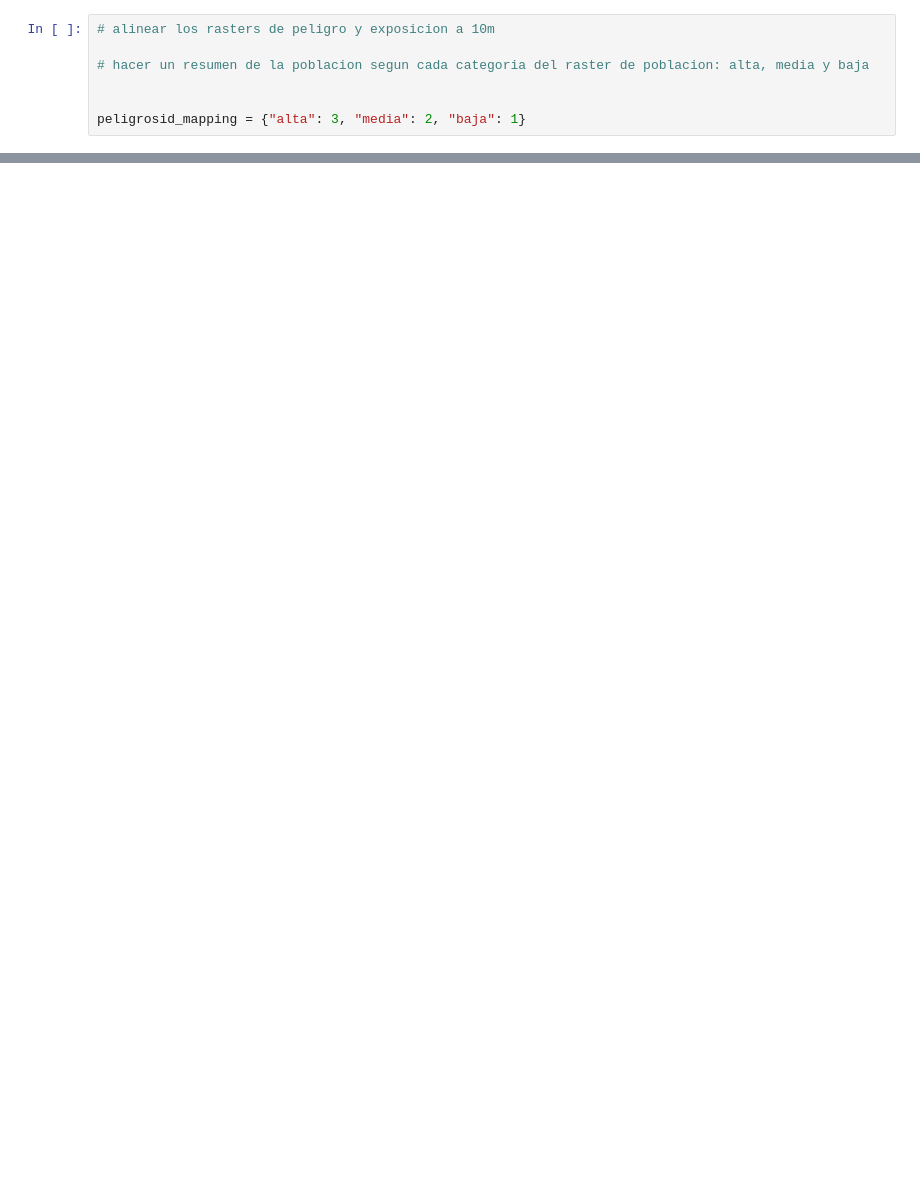
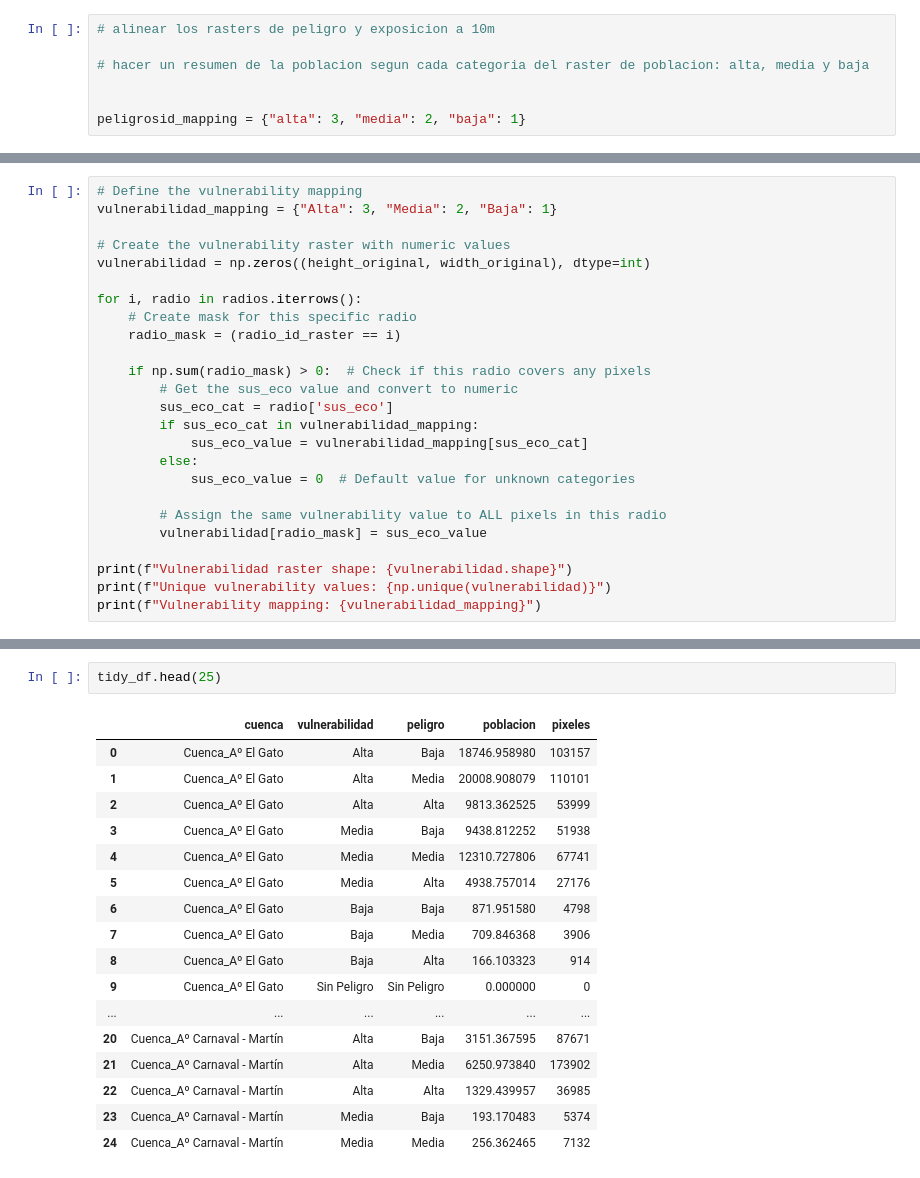
Before and after one commit to nlebovits/ciut-riesgo, a Jupyter notebook: notebooks/riesgo.ipynb, the cells around one changed output, grey strips where cells are left out. Drawn from its saved outputs; the diff is of its cells as text; blank space fills up the shorter version.

```diff
--- a/notebooks/riesgo.ipynb
+++ b/notebooks/riesgo.ipynb
@@ -194,0 +282,25 @@ peligrosid_mapping = {"alta": 3, "media": 2, "baja": 1}
+# %%
+# Define the vulnerability mapping
+vulnerabilidad_mapping = {"Alta": 3, "Media": 2, "Baja": 1}
+
+# Create the vulnerability raster with numeric values
+vulnerabilidad = np.zeros((height_original, width_original), dtype=int)
+
+for i, radio in radios.iterrows():
+    # Create mask for this specific radio
+    radio_mask = (radio_id_raster == i)
+
+    if np.sum(radio_mask) > 0:  # Check if this radio covers any pixels
+        # Get the sus_eco value and convert to numeric
+        sus_eco_cat = radio['sus_eco']
+        if sus_eco_cat in vulnerabilidad_mapping:
+            sus_eco_value = vulnerabilidad_mapping[sus_eco_cat]
+        else:
+            sus_eco_value = 0  # Default value for unknown categories
+
+        # Assign the same vulnerability value to ALL pixels in this radio
+        vulnerabilidad[radio_mask] = sus_eco_value
+
+print(f"Vulnerabilidad raster shape: {vulnerabilidad.shape}")
+print(f"Unique vulnerability values: {np.unique(vulnerabilidad)}")
+print(f"Vulnerability mapping: {vulnerabilidad_mapping}")
@@ -194,0 +590,20 @@ peligrosid_mapping = {"alta": 3, "media": 2, "baja": 1}
+# %%
+tidy_df.head(25)
+# %% [output]
+|  | cuenca | vulnerabilidad | peligro | poblacion | pixeles |
+| 0 | Cuenca_Aº El Gato | Alta | Baja | 18746.958980 | 103157 |
+| 1 | Cuenca_Aº El Gato | Alta | Media | 20008.908079 | 110101 |
+| 2 | Cuenca_Aº El Gato | Alta | Alta | 9813.362525 | 53999 |
+| 3 | Cuenca_Aº El Gato | Media | Baja | 9438.812252 | 51938 |
+| 4 | Cuenca_Aº El Gato | Media | Media | 12310.727806 | 67741 |
+| 5 | Cuenca_Aº El Gato | Media | Alta | 4938.757014 | 27176 |
+| 6 | Cuenca_Aº El Gato | Baja | Baja | 871.951580 | 4798 |
+| 7 | Cuenca_Aº El Gato | Baja | Media | 709.846368 | 3906 |
+| 8 | Cuenca_Aº El Gato | Baja | Alta | 166.103323 | 914 |
+| 9 | Cuenca_Aº El Gato | Sin Peligro | Sin Peligro | 0.000000 | 0 |
+| ... | ... | ... | ... | ... | ... |
+| 20 | Cuenca_Aº Carnaval - Martín | Alta | Baja | 3151.367595 | 87671 |
+| 21 | Cuenca_Aº Carnaval - Martín | Alta | Media | 6250.973840 | 173902 |
+| 22 | Cuenca_Aº Carnaval - Martín | Alta | Alta | 1329.439957 | 36985 |
+| 23 | Cuenca_Aº Carnaval - Martín | Media | Baja | 193.170483 | 5374 |
+| 24 | Cuenca_Aº Carnaval - Martín | Media | Media | 256.362465 | 7132 |
```
Also changed, not shown: parts of 24 cells of this notebook.
